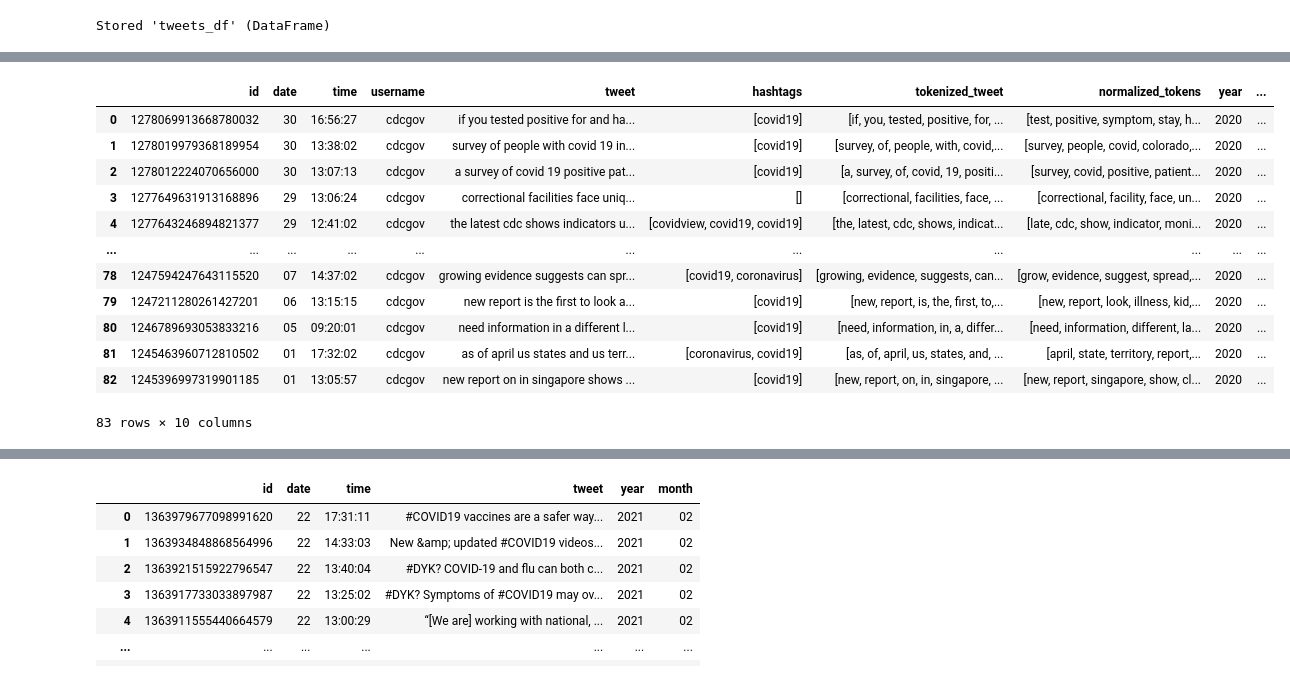
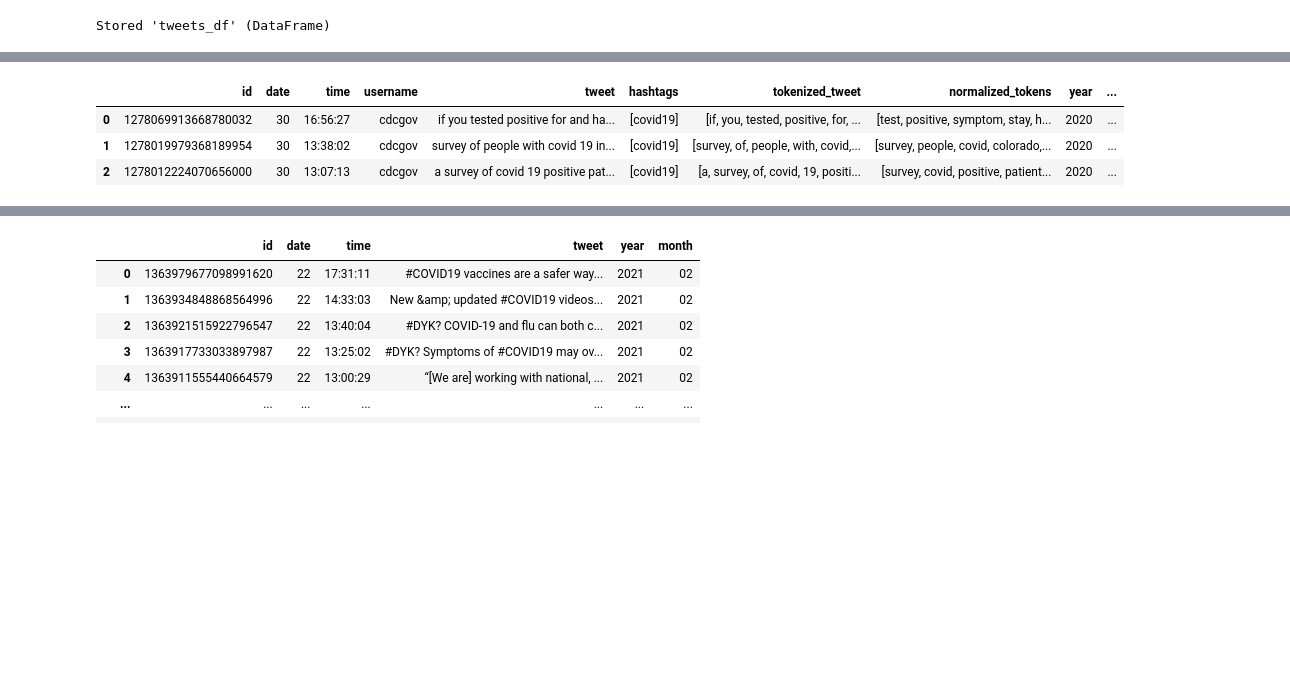
Before and after one commit to YileC928/final-project-covid-twitter, a Jupyter notebook: 2_Load_Tweets_and _word_frequency_analysis.ipynb, the cells around one changed output, grey strips where cells are left out. Drawn from its saved outputs; the diff is of its cells as text; code cells hidden in the pictures; blank space fills up the shorter version.

```diff
--- a/2_Load_Tweets_and _word_frequency_analysis.ipynb
+++ b/2_Load_Tweets_and _word_frequency_analysis.ipynb
@@ -297,21 +233,12 @@ tweets01
 # %%
 tweets02 = tweets_df[((tweets_df["month"] == '04') |(tweets_df["month"] == '05') | (tweets_df["month"] == '06')) & (tweets_df["year"] == '2020')]
 tweets02 = tweets02.reset_index(drop=True)
-tweets02
+tweets02[:3]
 # %% [output]
 |  | id | date | time | username | tweet | hashtags | tokenized_tweet | normalized_tokens | year | ... |
 | 0 | 1278069913668780032 | 30 | 16:56:27 | cdcgov | if you tested positive for and ha... | [covid19] | [if, you, tested, positive, for, ... | [test, positive, symptom, stay, h... | 2020 | ... |
 | 1 | 1278019979368189954 | 30 | 13:38:02 | cdcgov | survey of people with covid 19 in... | [covid19] | [survey, of, people, with, covid,... | [survey, people, covid, colorado,... | 2020 | ... |
 | 2 | 1278012224070656000 | 30 | 13:07:13 | cdcgov | a survey of covid 19 positive pat... | [covid19] | [a, survey, of, covid, 19, positi... | [survey, covid, positive, patient... | 2020 | ... |
-| 3 | 1277649631913168896 | 29 | 13:06:24 | cdcgov | correctional facilities face uniq... | [] | [correctional, facilities, face, ... | [correctional, facility, face, un... | 2020 | ... |
-| 4 | 1277643246894821377 | 29 | 12:41:02 | cdcgov | the latest cdc shows indicators u... | [covidview, covid19, covid19] | [the, latest, cdc, shows, indicat... | [late, cdc, show, indicator, moni... | 2020 | ... |
-| ... | ... | ... | ... | ... | ... | ... | ... | ... | ... | ... |
-| 78 | 1247594247643115520 | 07 | 14:37:02 | cdcgov | growing evidence suggests can spr... | [covid19, coronavirus] | [growing, evidence, suggests, can... | [grow, evidence, suggest, spread,... | 2020 | ... |
-| 79 | 1247211280261427201 | 06 | 13:15:15 | cdcgov | new report is the first to look a... | [covid19] | [new, report, is, the, first, to,... | [new, report, look, illness, kid,... | 2020 | ... |
-| 80 | 1246789693053833216 | 05 | 09:20:01 | cdcgov | need information in a different l... | [covid19] | [need, information, in, a, differ... | [need, information, different, la... | 2020 | ... |
-| 81 | 1245463960712810502 | 01 | 17:32:02 | cdcgov | as of april us states and us terr... | [coronavirus, covid19] | [as, of, april, us, states, and, ... | [april, state, territory, report,... | 2020 | ... |
-| 82 | 1245396997319901185 | 01 | 13:05:57 | cdcgov | new report on in singapore shows ... | [covid19] | [new, report, on, in, singapore, ... | [new, report, singapore, show, cl... | 2020 | ... |
-83 rows × 10 columns
 # %%
 tweets03 = tweets_df[((tweets_df["month"] == '07') |(tweets_df["month"] == '08') | (tweets_df["month"] == '09')) & (tweets_df["year"] == '2020')]
 tweets03 = tweets03.reset_index(drop=True)
```
Also changed, not shown: parts of 68 cells of this notebook.
